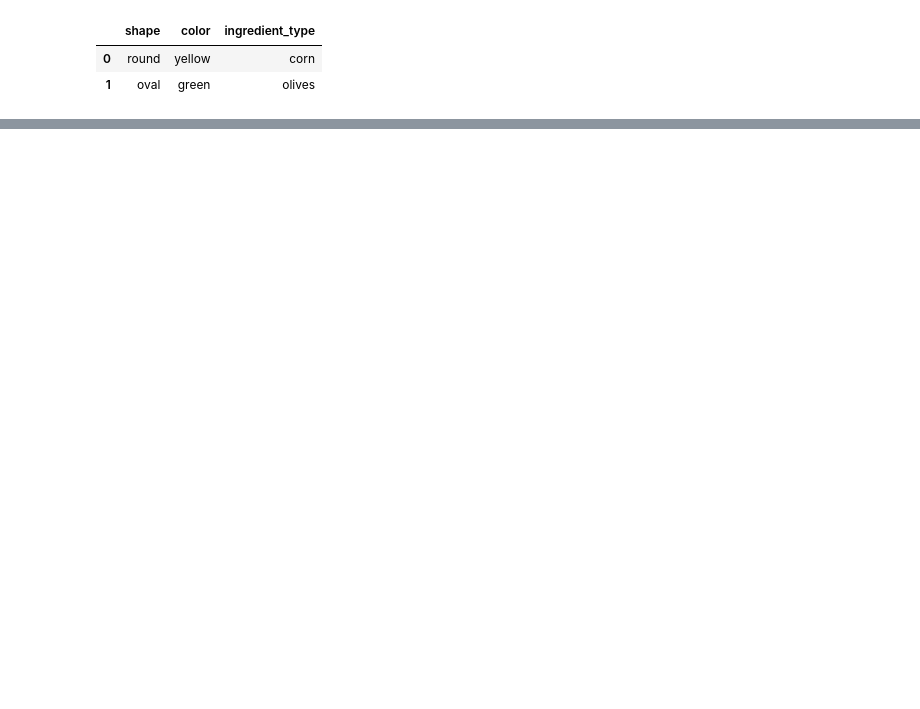
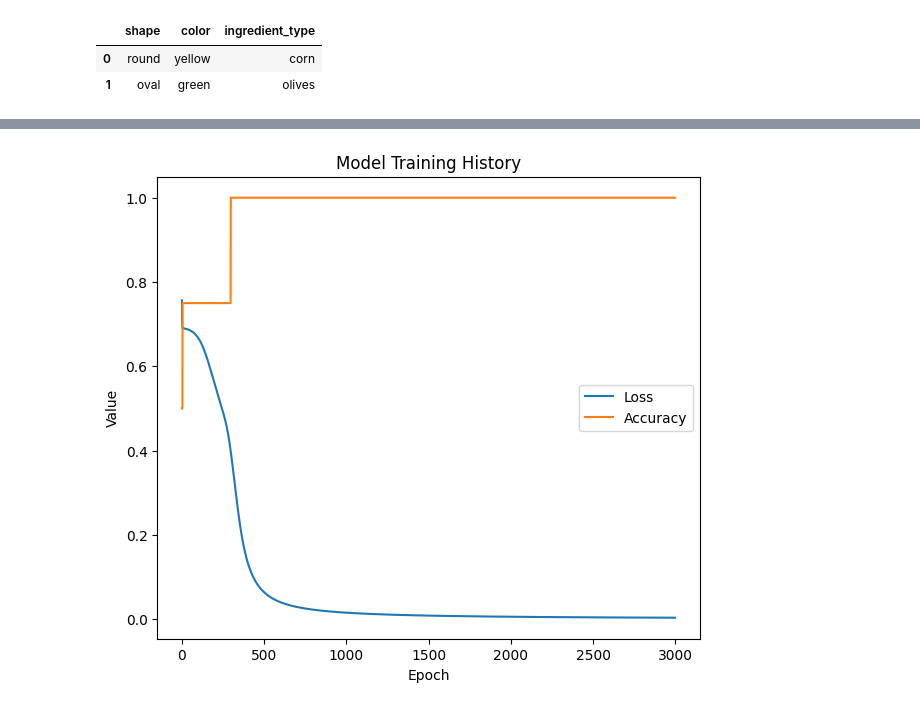
Before and after one commit to yangibal/introduction-to-deep-learning, a Jupyter notebook: Part 2 - 2.2.ipynb, the cells around one changed output, grey strips where cells are left out. Drawn from its saved outputs; the diff is of its cells as text; code cells hidden in the pictures; blank space fills up the shorter version.

```diff
--- a/Part 2 - 2.2.ipynb
+++ b/Part 2 - 2.2.ipynb
@@ -28,0 +81,8 @@ single_neuron_layer = Dense(units=1, input_dim=2, activation="sigmoid")
+# %%
+bad_pizza_dataset = pd.DataFrame.from_dict(
+    {
+    "tomato_sauce": ['no', 'no', 'yes', 'yes'],
+    'barbecue_sauce': ['no', 'yes', 'no', 'yes'],
+    'result': ['sauce error', 'good', 'good', 'sauce error'],
+    }
+)
@@ -28,0 +97,6 @@ single_neuron_layer = Dense(units=1, input_dim=2, activation="sigmoid")
+# %%
+bad_pizza_dataset['c_tomato_sauce'] = bad_pizza_dataset['tomato_sauce'].apply(lambda x: 1 if x == 'yes' else 0)
+bad_pizza_dataset['c_barbecue_sauce'] = bad_pizza_dataset['barbecue_sauce'].apply(lambda x: 1 if x == 'yes' else 0)
+bad_pizza_dataset['c_result'] = bad_pizza_dataset['result'].apply(lambda x: 1 if x == 'sauce error' else 0)
+
+bad_pizza_dataset
@@ -28,0 +109,11 @@ single_neuron_layer = Dense(units=1, input_dim=2, activation="sigmoid")
+# %%
+input_layer = layers.Dense(units=2, input_dim=2, activation='sigmoid')
+
+output_layer = layers.Dense(units=1, activation='sigmoid')
+
+bad_pizza_model = models.Sequential()
+bad_pizza_model.add(input_layer)
+bad_pizza_model.add(output_layer)
+sgd = optimizers.SGD()
+bad_pizza_model.compile(loss='binary_crossentropy', optimizer=sgd, metrics=["accuracy"])
+bad_pizza_model.summary()
@@ -28,0 +132,6 @@ single_neuron_layer = Dense(units=1, input_dim=2, activation="sigmoid")
+# %%
+history = bad_pizza_model.fit(
+    bad_pizza_dataset[['c_tomato_sauce', 'c_barbecue_sauce']],
+    bad_pizza_dataset['c_result'],
+    epochs=3000,
+)
@@ -28,0 +167,11 @@ single_neuron_layer = Dense(units=1, input_dim=2, activation="sigmoid")
+# %%
+plt.figure(figsize=(7, 6))
+plt.plot(history.history['loss'])
+plt.plot(history.history['accuracy'])
+plt.title('Model Training History')
+plt.ylabel('Value')
+plt.xlabel('Epoch')
+plt.legend(['Loss', 'Accuracy'], loc='center right')
+plt.show()
+# %% [output]
+[figure, added]
```
Also changed, not shown: parts of 11 cells of this notebook, 6 other files.
